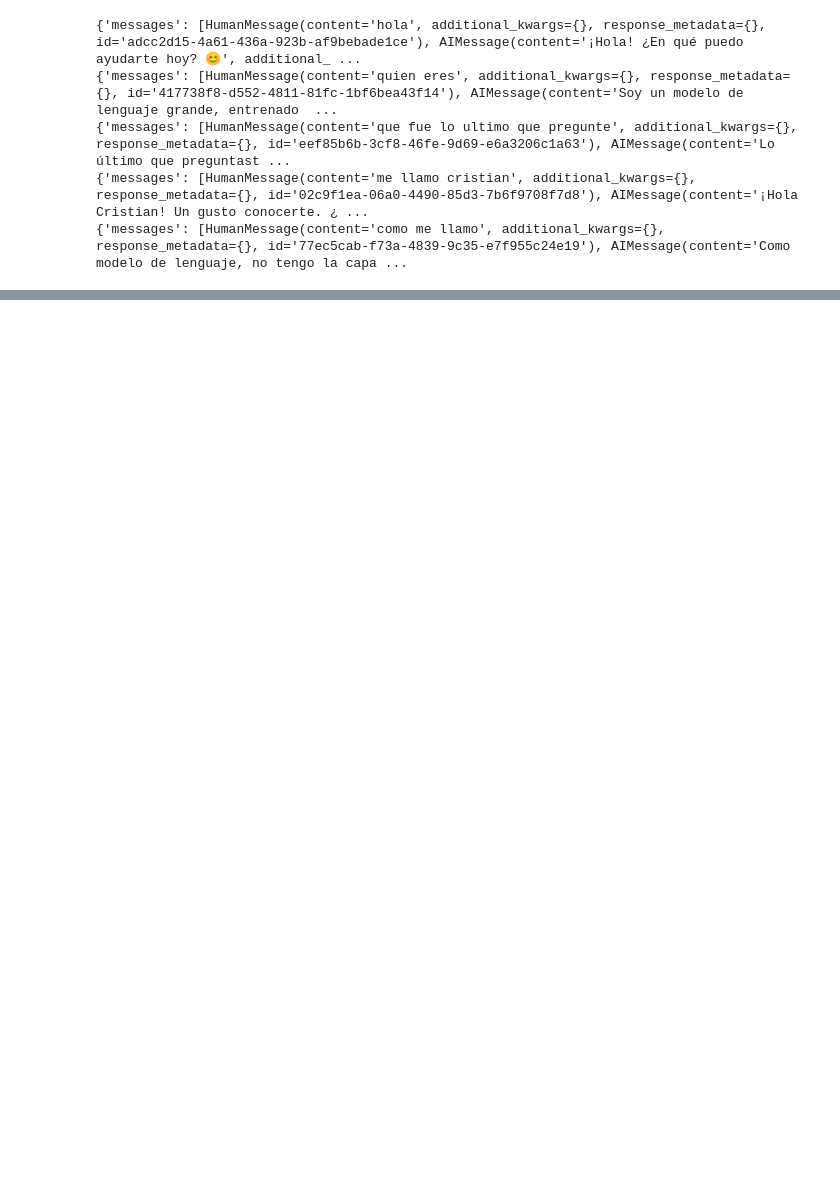
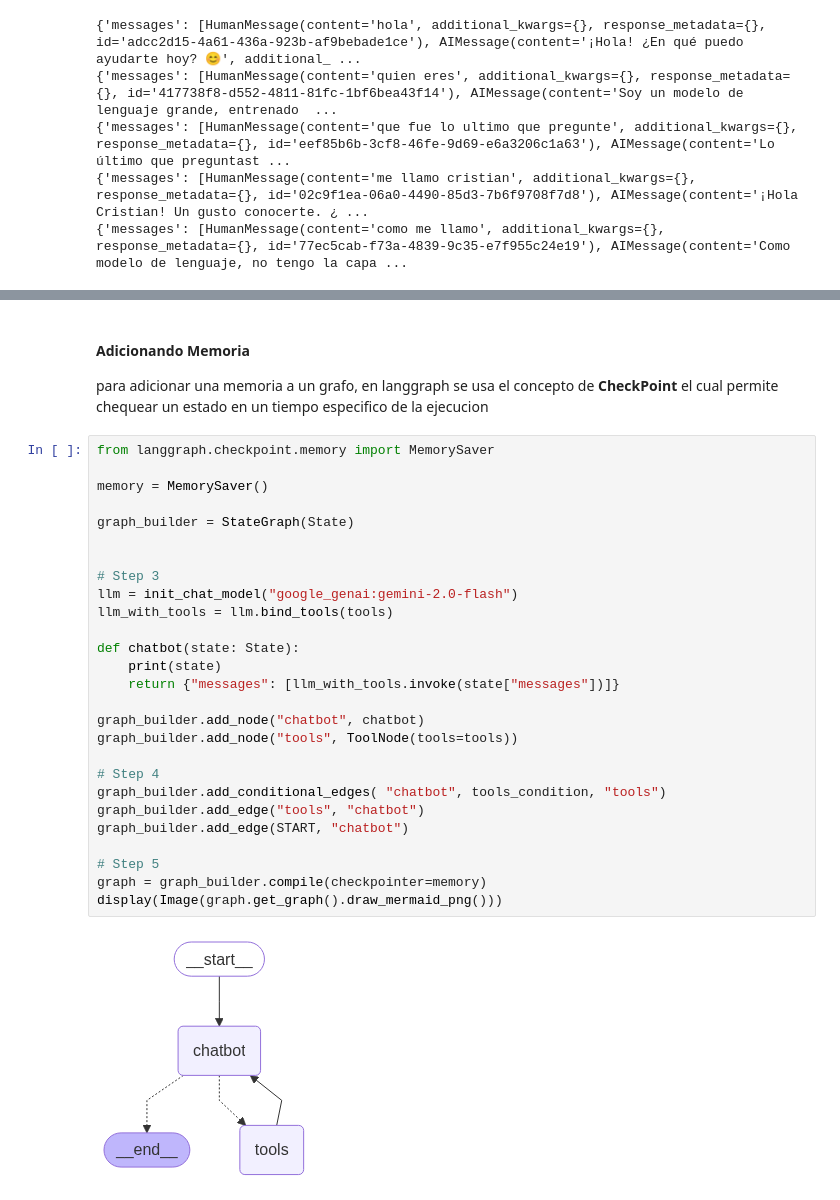
Before and after one commit to CrisFRC/Devs_Agents_Fr_Practices, a Jupyter notebook: langgraph/lab_langgraph.ipynb, the cells around one changed output, grey strips where cells are left out. Cells and saved outputs as stored; diff of their text form; blank space fills up the shorter version.

```diff
--- a/langgraph/lab_langgraph.ipynb
+++ b/langgraph/lab_langgraph.ipynb
@@ -158,0 +264,33 @@ gr.ChatInterface(chat, type="messages").launch()
+# %% [markdown]
+#### Adicionando Memoria
+para adicionar una memoria a un grafo, en langgraph se usa el concepto de **CheckPoint**
+el cual permite chequear un estado en un tiempo especifico de la ejecucion
+# %%
+from langgraph.checkpoint.memory import MemorySaver
+
+memory = MemorySaver()
+
+graph_builder = StateGraph(State)
+
+
+# Step 3
+llm = init_chat_model("google_genai:gemini-2.0-flash")
+llm_with_tools = llm.bind_tools(tools)
+
+def chatbot(state: State):
+    print(state)
+    return {"messages": [llm_with_tools.invoke(state["messages"])]}
+
+graph_builder.add_node("chatbot", chatbot)
+graph_builder.add_node("tools", ToolNode(tools=tools))
+
+# Step 4
+graph_builder.add_conditional_edges( "chatbot", tools_condition, "tools")
+graph_builder.add_edge("tools", "chatbot")
+graph_builder.add_edge(START, "chatbot")
+
+# Step 5
+graph = graph_builder.compile(checkpointer=memory)
+display(Image(graph.get_graph().draw_mermaid_png()))
+# %% [output]
+[figure, added]
```
Also changed, not shown: parts of 22 cells of this notebook, 5 other files.
